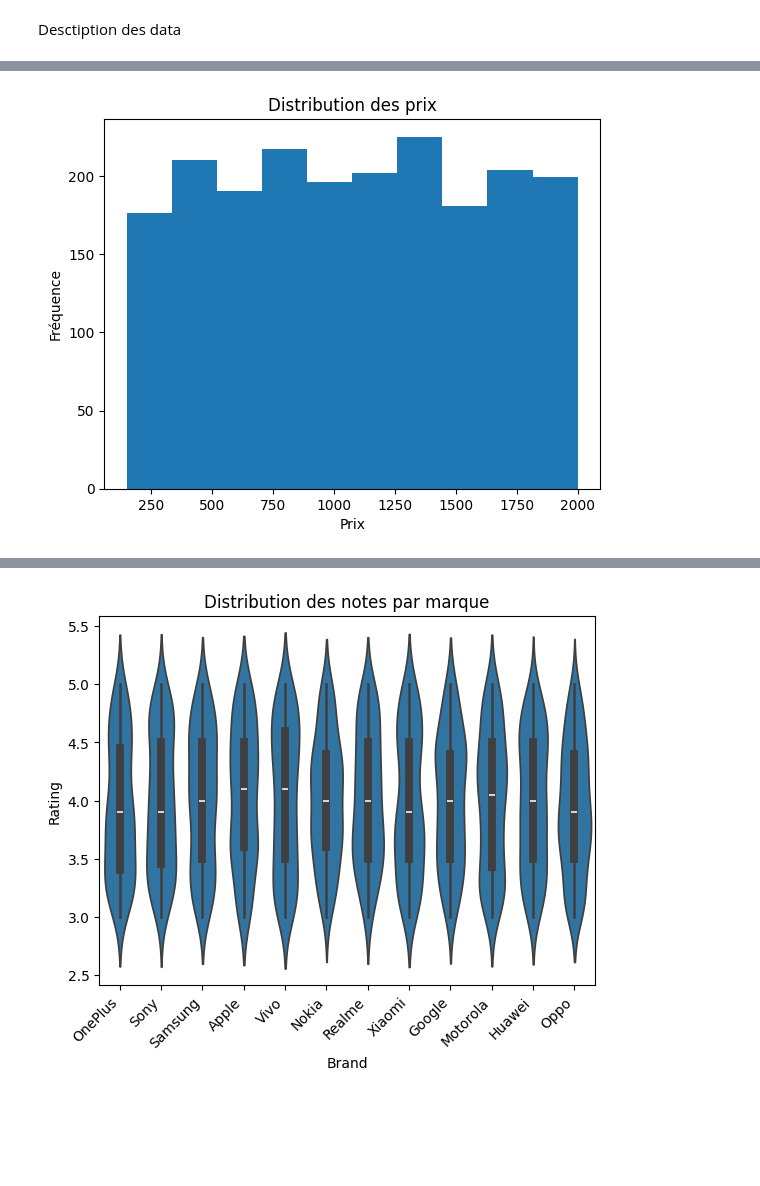
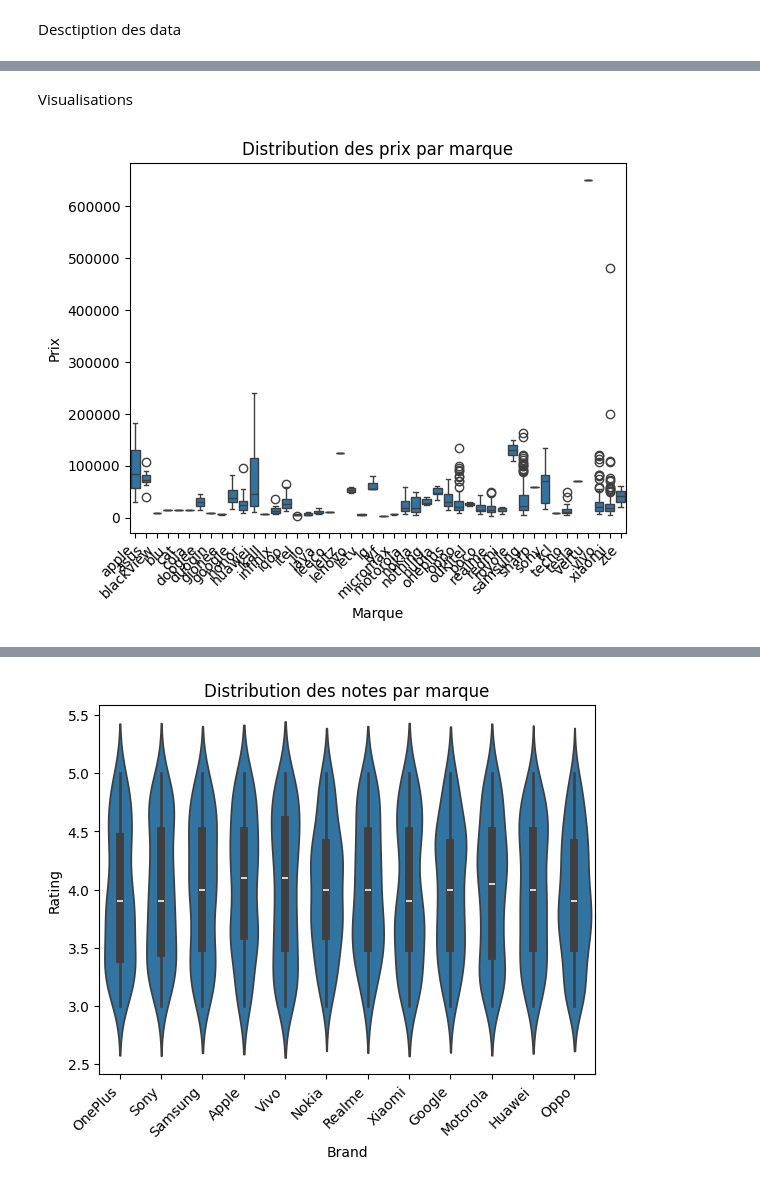
Before and after one commit to Anaqqa/4DVST---Data-Visualization, a Jupyter notebook: TP_4DVST.ipynb, the cells around one changed output, grey strips where cells are left out. Saved outputs shown, nothing was run; the diff lists cells and outputs as text; code cells hidden in the pictures; blank space fills up the shorter version.

```diff
--- a/TP_4DVST.ipynb
+++ b/TP_4DVST.ipynb
@@ -84,8 +83,0 @@ df.describe() #Statistiques descriptives des colonnes numériques
-# %%
-plt.hist(df['Price (USD)'], bins=10)
-plt.xlabel('Prix')
-plt.ylabel('Fréquence')
-plt.title('Distribution des prix')
-plt.show()
-# %% [output]
-[figure, removed]
@@ -92 +113,10 @@ plt.show()
+# %% [markdown]
+Visualisations
+# %%
+sns.boxplot(x='Marque', y='Prix', data=df)
+plt.title('Distribution des prix par marque')
+plt.xticks(rotation=45, ha='right')
+plt.show()
+# %% [output]
+[figure, added]
 # %%
```
Also changed, not shown: parts of 13 cells of this notebook.
